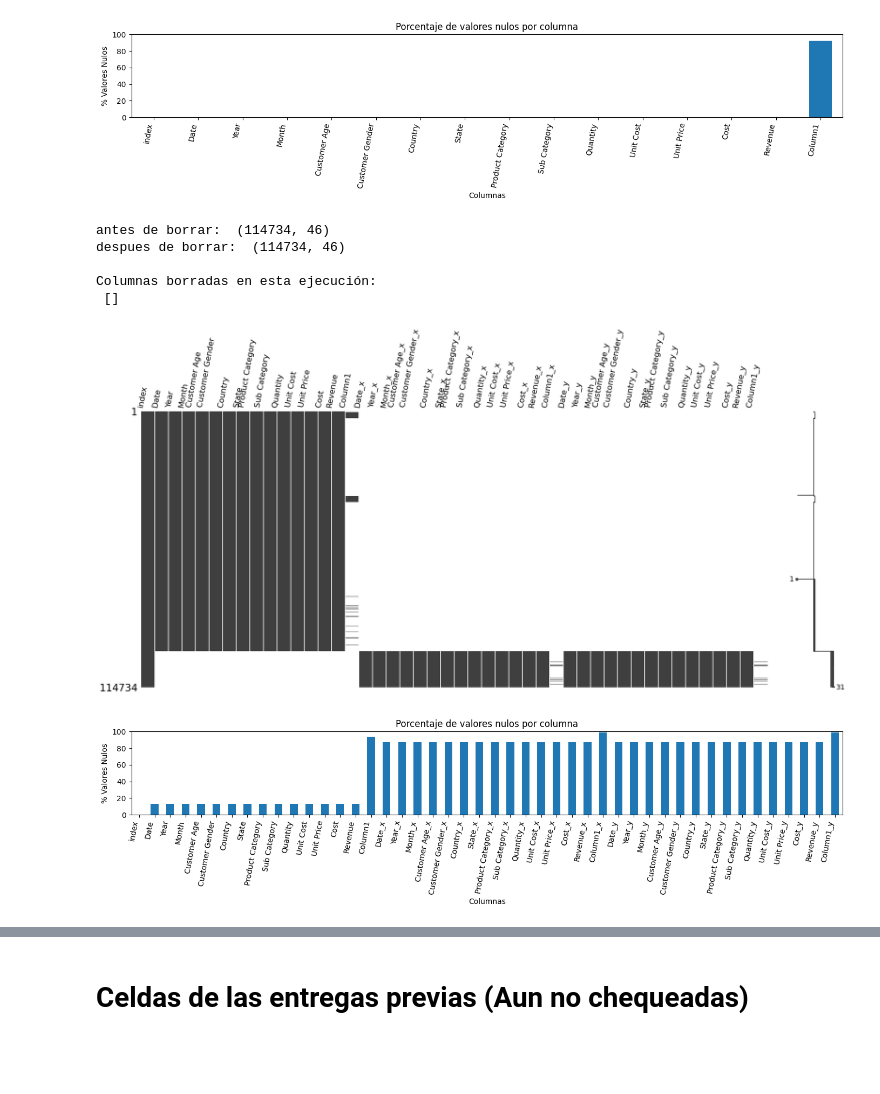
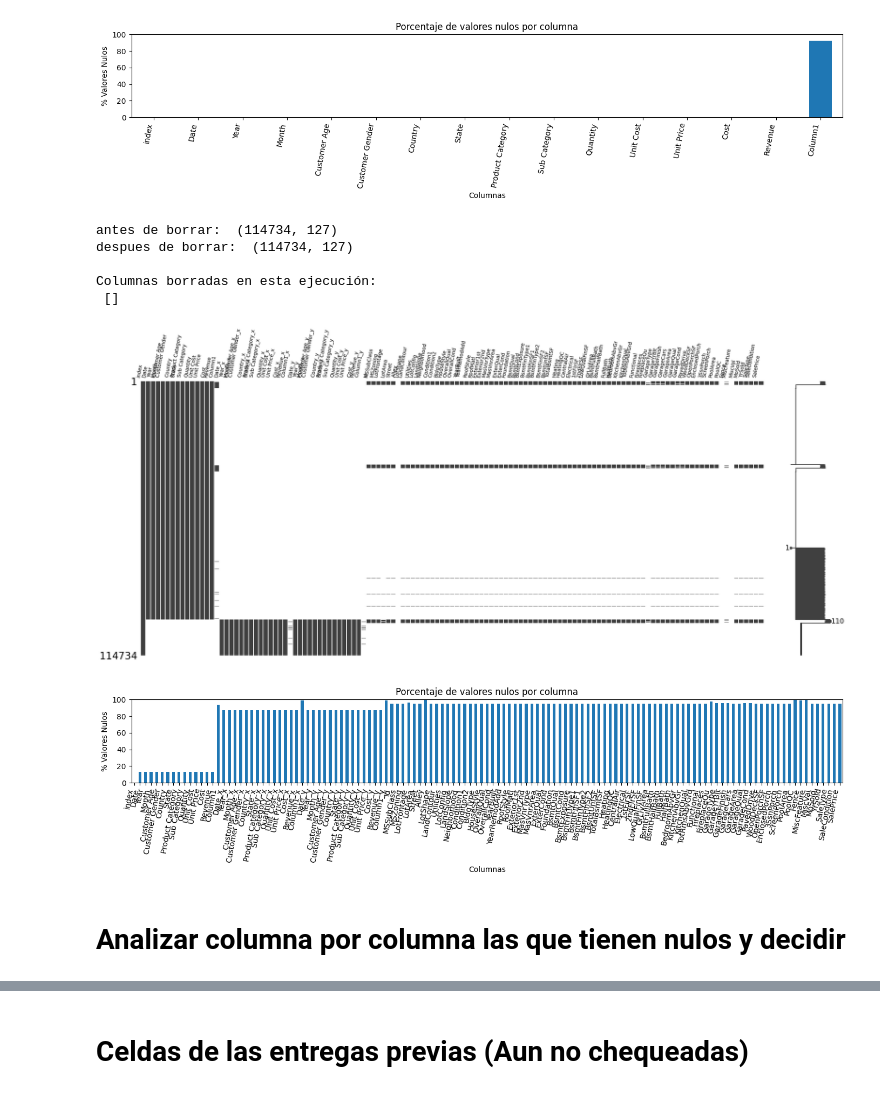
Before and after one commit to RodrigoEche/00_CoderHouseProyecto, a Jupyter notebook: Entrega7_Data_wrangling_Rodrigo_Echegoyemberry.ipynb, the cells around one changed output, grey strips where cells are left out. Saved outputs shown, nothing was run; the diff lists cells and outputs as text; code cells hidden in the pictures; blank space fills up the shorter version.

```diff
--- a/Entrega7_Data_wrangling_Rodrigo_Echegoyemberry.ipynb
+++ b/Entrega7_Data_wrangling_Rodrigo_Echegoyemberry.ipynb
@@ -101,7 +104,12 @@ def generarDataFrameMenorCalidad(df):
   df4.loc[(df4['Unit Price'].between(1200, 1250)) & (df4['Country'] == 'Germany'), 'Unit Price'] = random.randint(12000000, 25000000)
 
   df5=pd.merge(df3,df4, on =['index'],how= 'outer')
+  # apilo hacia abajo
   df6= pd.concat([df,df2,df3,df4,df5],axis=0)
+
+  # leo archivo y apilo hacia el costado
+  train=pd.read_csv('train.csv',sep=',')
+  df6= pd.concat([df6,train],axis=1)
 
   df6 = df6.reset_index(drop=True)
 
@@ -300,7 +297,7 @@ Cantidad de columnas cuyos valores nulos superan el 20% ---->  31 de 46 columnas
 # Función que muestra la matriz de nulos del dataframe df
 # y elimina aquellas columnas con un porcentaje de nulos mayor al UMBRAL
 
-def mostrarNulos( df, BorrarColumnasConPorcentajeDeNulosMayorA = 100):
+def mostrarNulosGraficamente( df, BorrarColumnasConPorcentajeDeNulosMayorA = 100):
   df = df.copy()
   UMBRAL = BorrarColumnasConPorcentajeDeNulosMayorA
 
@@ -346,13 +343,13 @@ Columnas borradas en esta ejecución:
 [figure]
 [figure]
 # %%
-data2 = mostrarNulos (df2,  BorrarColumnasConPorcentajeDeNulosMayorA = 100 )
+data2 = mostrarNulosGraficamente (df2,  BorrarColumnasConPorcentajeDeNulosMayorA = 100 )
 # el df2 inventado tiene varias columnas con distintos porcentajes de sus valores nulos como indica el gráfico de abajo:
 # %% [output]
-antes de borrar:  (114734, 46)
-despues de borrar:  (114734, 46)
+antes de borrar:  (114734, 127)
+despues de borrar:  (114734, 127)
 
 Columnas borradas en esta ejecución:
  []
-[figure, old version]
+[figure, new version]
-[figure, old version]
+[figure, new version]
@@ -358,0 +364,2 @@ Columnas borradas en esta ejecución:
+# %% [markdown]
+# Analizar columna por columna las que tienen nulos y decidir
```
Also changed, not shown: parts of 46 cells of this notebook.
